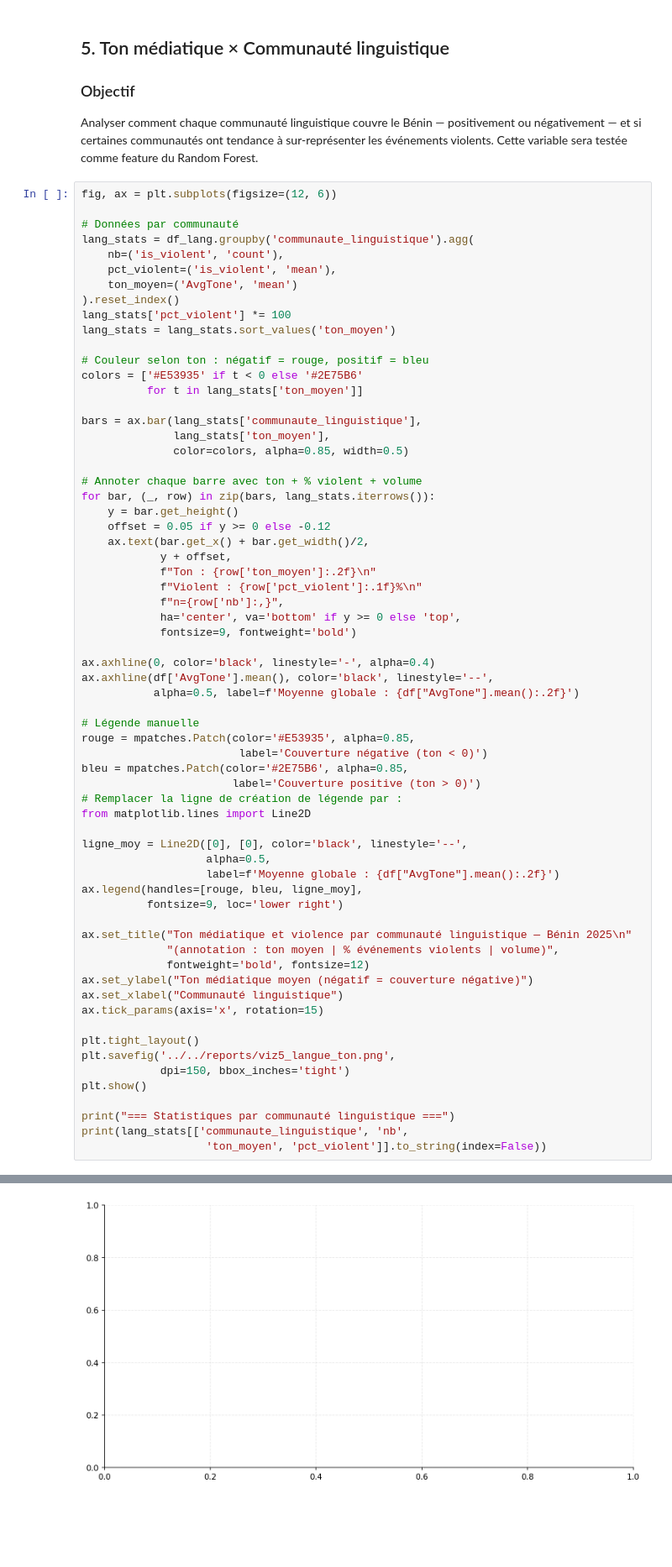
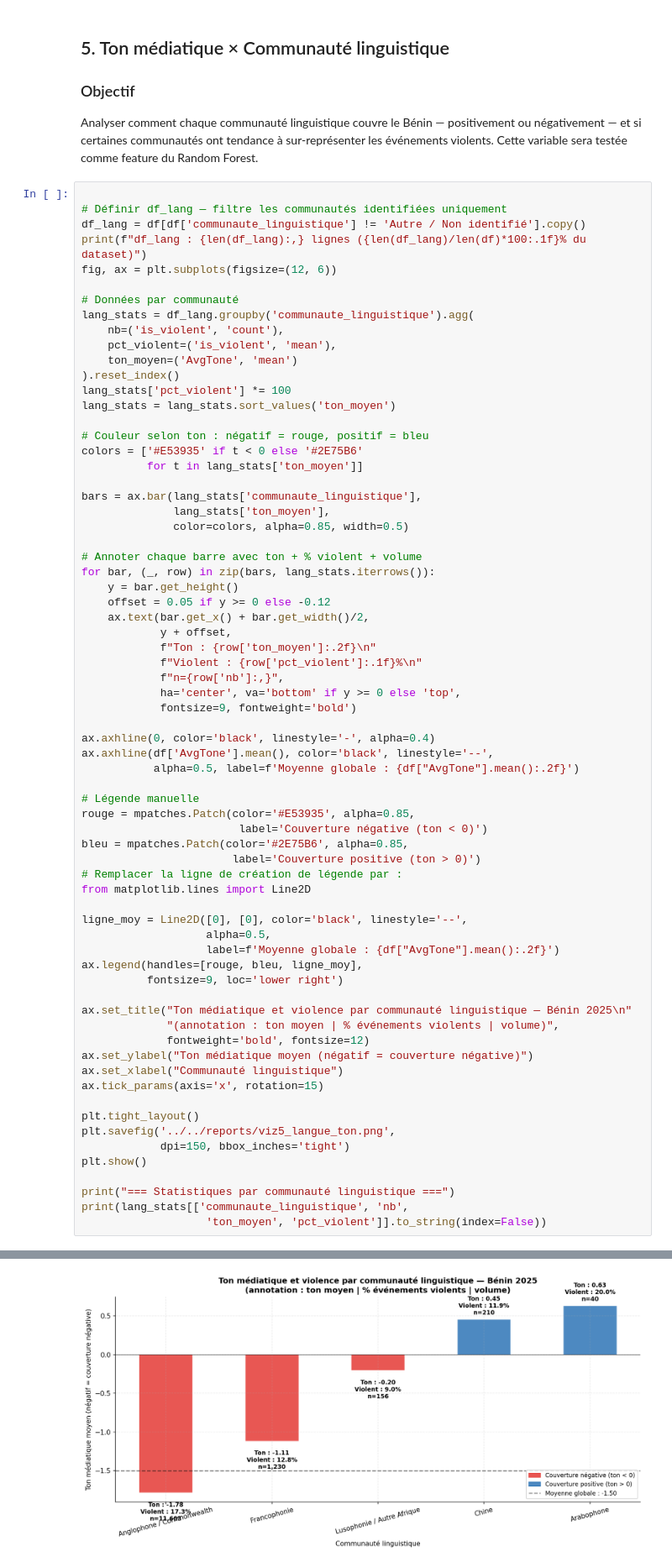
Before and after one commit to Jean-Bona/benin-insights-challenge-grp16, a Jupyter notebook: notebooks/eda/eda.ipynb, the cells around one changed output, grey strips where cells are left out. Shown at 84% size. Cells and saved outputs as stored; diff of their text form; blank space fills up the shorter version.

```diff
--- a/notebooks/eda/eda_bona.ipynb
+++ b/notebooks/eda/eda.ipynb
@@ -826,6 +926,10 @@ communautés ont tendance à sur-représenter les événements
 violents. Cette variable sera testée comme feature du
 Random Forest.
 # %%
+
+# Définir df_lang — filtre les communautés identifiées uniquement
+df_lang = df[df['communaute_linguistique'] != 'Autre / Non identifié'].copy()
+print(f"df_lang : {len(df_lang):,} lignes ({len(df_lang)/len(df)*100:.1f}% du dataset)")
 fig, ax = plt.subplots(figsize=(12, 6))
 
 # Données par communauté
@@ -895 +999 @@ NameError: name 'df_lang' is not defined
-[figure, old version]
+[figure, new version]
```
Also changed, not shown: parts of 14 cells of this notebook, 9 other files.
